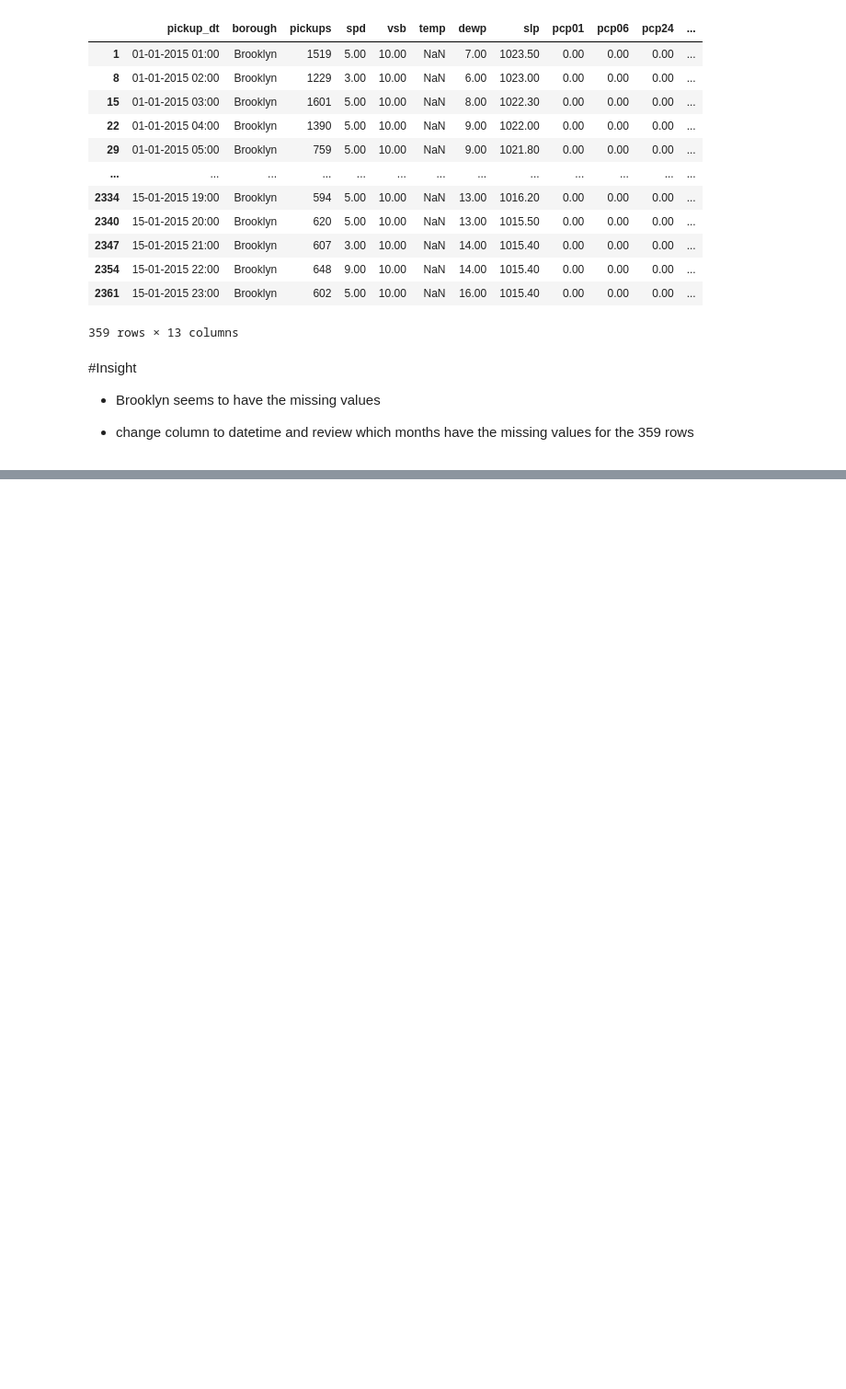
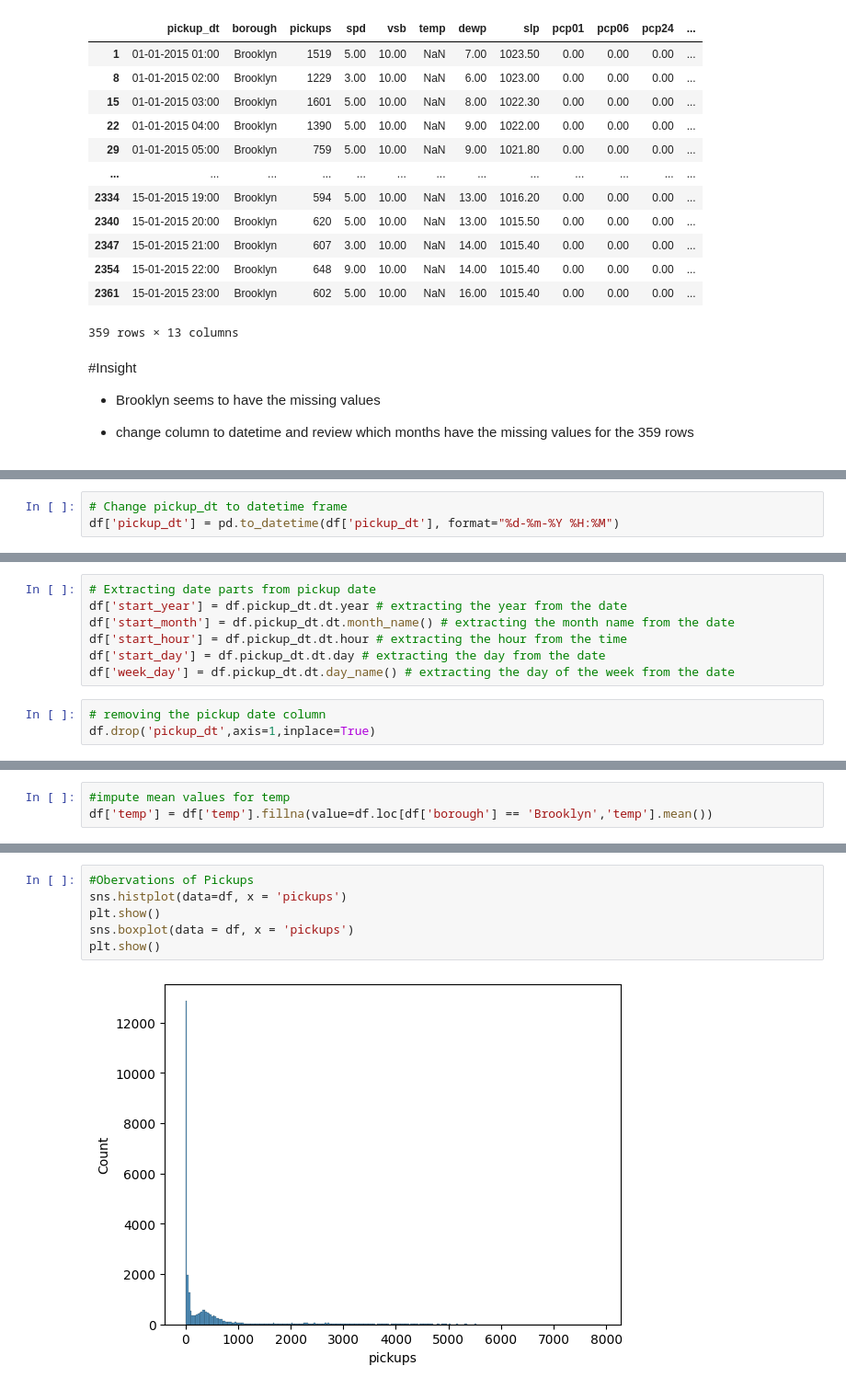
Before and after one commit to HunterKane/University-of-Texas-AI-ML-Projects-, a Jupyter notebook: Practice 2 Uber EDA Case Study/Uber_Case_Study.ipynb, the cells around one changed output, grey strips where cells are left out. Shown at 92% size. Saved outputs shown, nothing was run; the diff lists cells and outputs as text; blank space fills up the shorter version.

Commit message:
Updated
Missing values for borough and temp have been handled

```diff
--- a/Practice 2 Uber EDA Case Study/Uber_Case_Study.ipynb
+++ b/Practice 2 Uber EDA Case Study/Uber_Case_Study.ipynb
@@ -281,0 +289,3 @@ df.loc[df['temp'].isnull()==True]
+# %%
+# Change pickup_dt to datetime frame
+df['pickup_dt'] = pd.to_datetime(df['pickup_dt'], format="%d-%m-%Y %H:%M")
@@ -281,0 +316,10 @@ df.loc[df['temp'].isnull()==True]
+# %%
+# Extracting date parts from pickup date
+df['start_year'] = df.pickup_dt.dt.year # extracting the year from the date
+df['start_month'] = df.pickup_dt.dt.month_name() # extracting the month name from the date
+df['start_hour'] = df.pickup_dt.dt.hour # extracting the hour from the time
+df['start_day'] = df.pickup_dt.dt.day # extracting the day from the date
+df['week_day'] = df.pickup_dt.dt.day_name() # extracting the day of the week from the date
+# %%
+# removing the pickup date column
+df.drop('pickup_dt',axis=1,inplace=True)
@@ -281,0 +362,3 @@ df.loc[df['temp'].isnull()==True]
+# %%
+#impute mean values for temp
+df['temp'] = df['temp'].fillna(value=df.loc[df['borough'] == 'Brooklyn','temp'].mean())
@@ -281,0 +400,8 @@ df.loc[df['temp'].isnull()==True]
+# %%
+#Obervations of Pickups
+sns.histplot(data=df, x = 'pickups')
+plt.show()
+sns.boxplot(data = df, x = 'pickups')
+plt.show()
+# %% [output]
+[figure, added]
```
Also changed, not shown: parts of 14 cells of this notebook.
